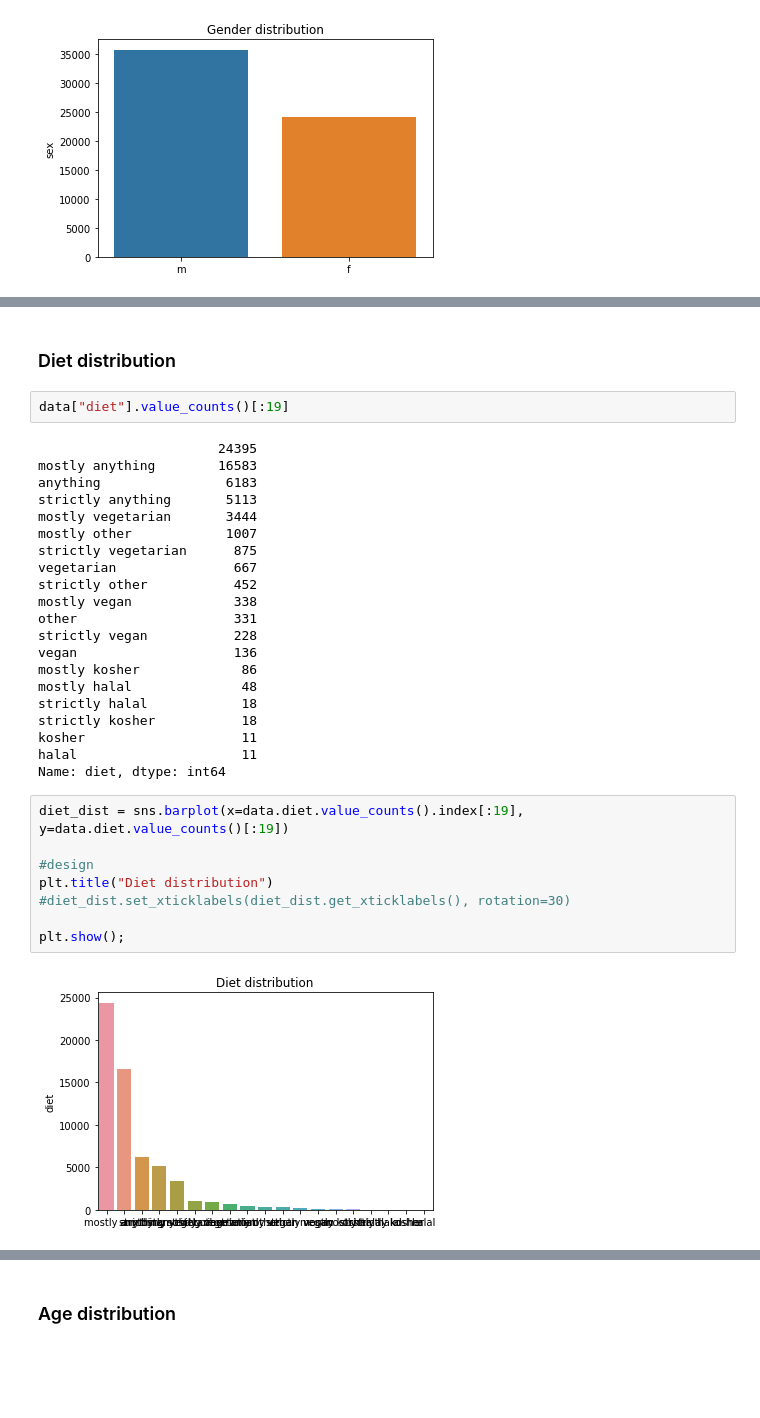
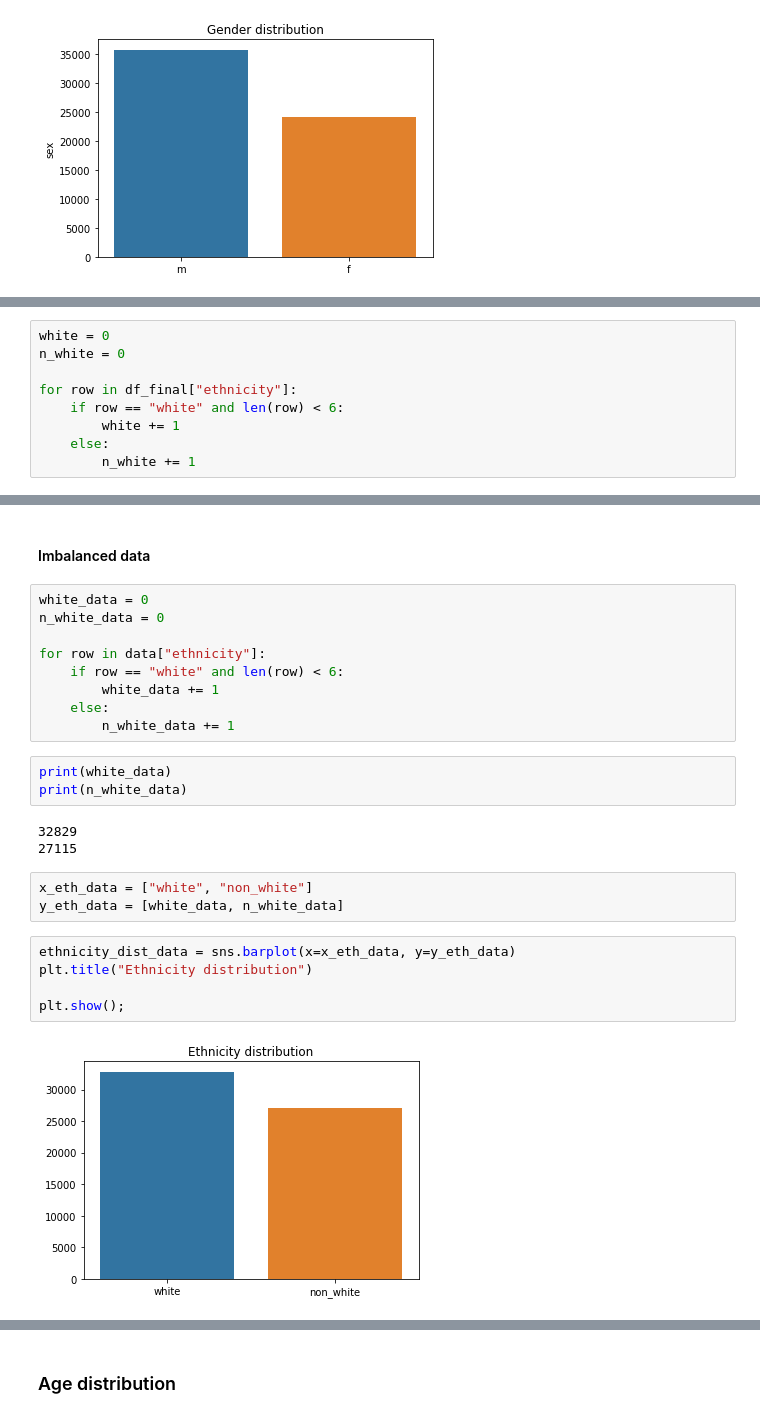
Before and after one commit to Ispanicus/OKCupid, a Jupyter notebook: Exploratory_analysis.ipynb, the cells around one changed output, grey strips where cells are left out. Cells and saved outputs as stored; diff of their text form; blank space fills up the shorter version.

Commit message:
added distribution plots

```diff
--- a/Exploratory_analysis.ipynb
+++ b/Exploratory_analysis.ipynb
@@ -69,0 +51,9 @@ Name: status, dtype: int64
+# %%
+white = 0
+n_white = 0
+
+for row in df_final["ethnicity"]:
+    if row == "white" and len(row) < 6:
+        white += 1
+    else:
+        n_white += 1
@@ -78,35 +76,27 @@ plt.show();
-# %% [markdown]
-### Diet distribution
-# %%
-data["diet"].value_counts()[:19]
-# %% [output]
-                       24395
-mostly anything        16583
-anything                6183
-strictly anything       5113
-mostly vegetarian       3444
-mostly other            1007
-strictly vegetarian      875
-vegetarian               667
-strictly other           452
-mostly vegan             338
-other                    331
-strictly vegan           228
-vegan                    136
-mostly kosher             86
-mostly halal              48
-strictly halal            18
-strictly kosher           18
-kosher                    11
-halal                     11
-Name: diet, dtype: int64
+# %% [markdown]
+#### Imbalanced data
+# %%
+white_data = 0
+n_white_data = 0
+
+for row in data["ethnicity"]:
+    if row == "white" and len(row) < 6:
+        white_data += 1
+    else:
+        n_white_data += 1
+# %%
+print(white_data)
+print(n_white_data)
+# %% [output]
+32829
+27115
+# %%
+x_eth_data = ["white", "non_white"]
+y_eth_data = [white_data, n_white_data]
 # %%
-diet_dist = sns.barplot(x=data.diet.value_counts().index[:19], y=data.diet.value_counts()[:19])
-
-#design
-plt.title("Diet distribution")
-#diet_dist.set_xticklabels(diet_dist.get_xticklabels(), rotation=30)
+ethnicity_dist_data = sns.barplot(x=x_eth_data, y=y_eth_data)
+plt.title("Ethnicity distribution")
 
 plt.show();
 # %% [output]
-[figure, old version]
+[figure, new version]
```
Also changed, not shown: parts of 46 cells of this notebook.
